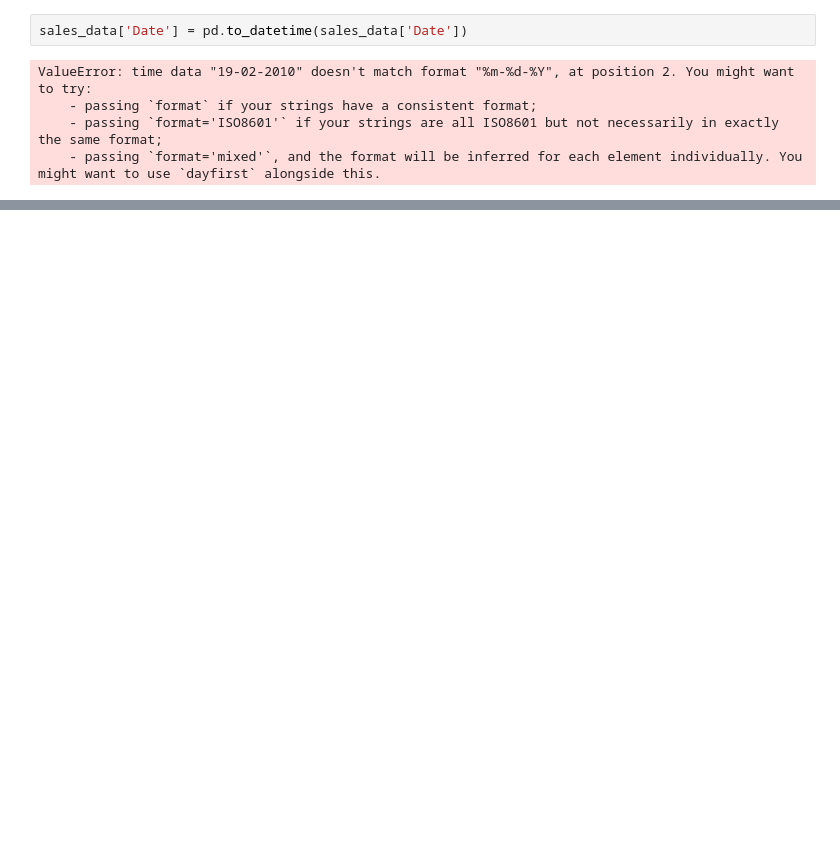
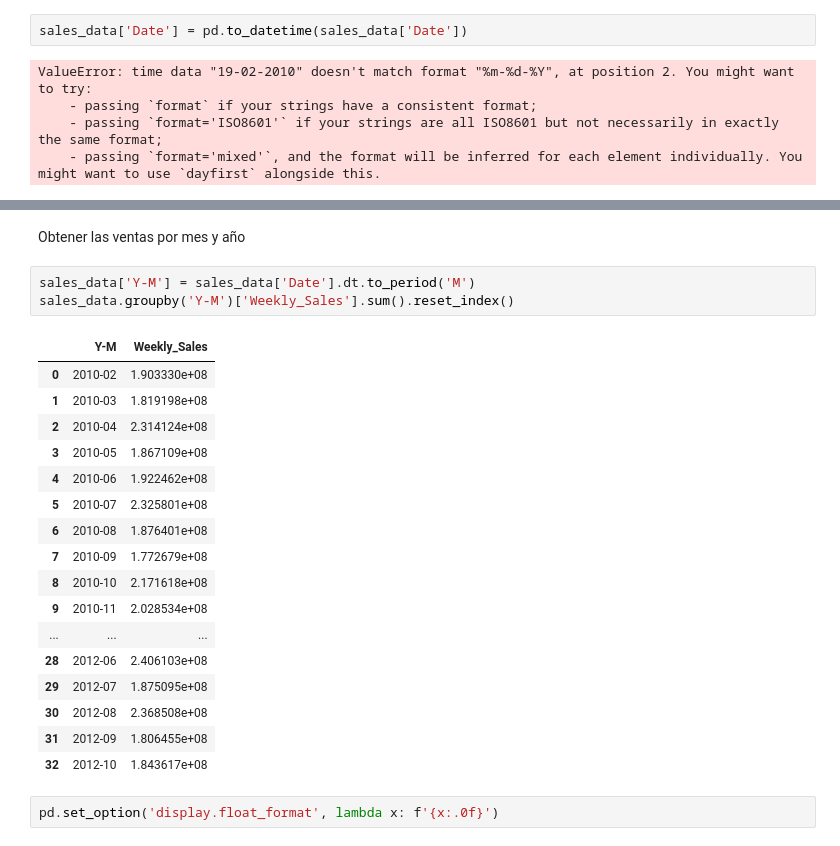
Before and after one commit to JuanAlMora/curso-codigofacilito-python-procesos-etl-modernos, a Jupyter notebook: 4-Transformacion/Tecnicas_Limpieza_Transformacion.ipynb, the cells around one changed output, grey strips where cells are left out. Cells and saved outputs as stored; diff of their text form; blank space fills up the shorter version.

```diff
--- a/4-Transformacion/Tecnicas_Limpieza_Transformacion.ipynb
+++ b/4-Transformacion/Tecnicas_Limpieza_Transformacion.ipynb
@@ -55,0 +119,25 @@ ValueError: time data "19-02-2010" doesn't match format "%m-%d-%Y", at position
+# %% [markdown]
+Obtener las ventas por mes y año
+# %%
+sales_data['Y-M'] = sales_data['Date'].dt.to_period('M')
+sales_data.groupby('Y-M')['Weekly_Sales'].sum().reset_index()
+# %% [output]
+|  | Y-M | Weekly_Sales |
+| 0 | 2010-02 | 1.903330e+08 |
+| 1 | 2010-03 | 1.819198e+08 |
+| 2 | 2010-04 | 2.314124e+08 |
+| 3 | 2010-05 | 1.867109e+08 |
+| 4 | 2010-06 | 1.922462e+08 |
+| 5 | 2010-07 | 2.325801e+08 |
+| 6 | 2010-08 | 1.876401e+08 |
+| 7 | 2010-09 | 1.772679e+08 |
+| 8 | 2010-10 | 2.171618e+08 |
+| 9 | 2010-11 | 2.028534e+08 |
+| ... | ... | ... |
+| 28 | 2012-06 | 2.406103e+08 |
+| 29 | 2012-07 | 1.875095e+08 |
+| 30 | 2012-08 | 2.368508e+08 |
+| 31 | 2012-09 | 1.806455e+08 |
+| 32 | 2012-10 | 1.843617e+08 |
+# %%
+pd.set_option('display.float_format', lambda x: f'{x:.0f}')
```
Also changed, not shown: parts of 23 cells of this notebook.
